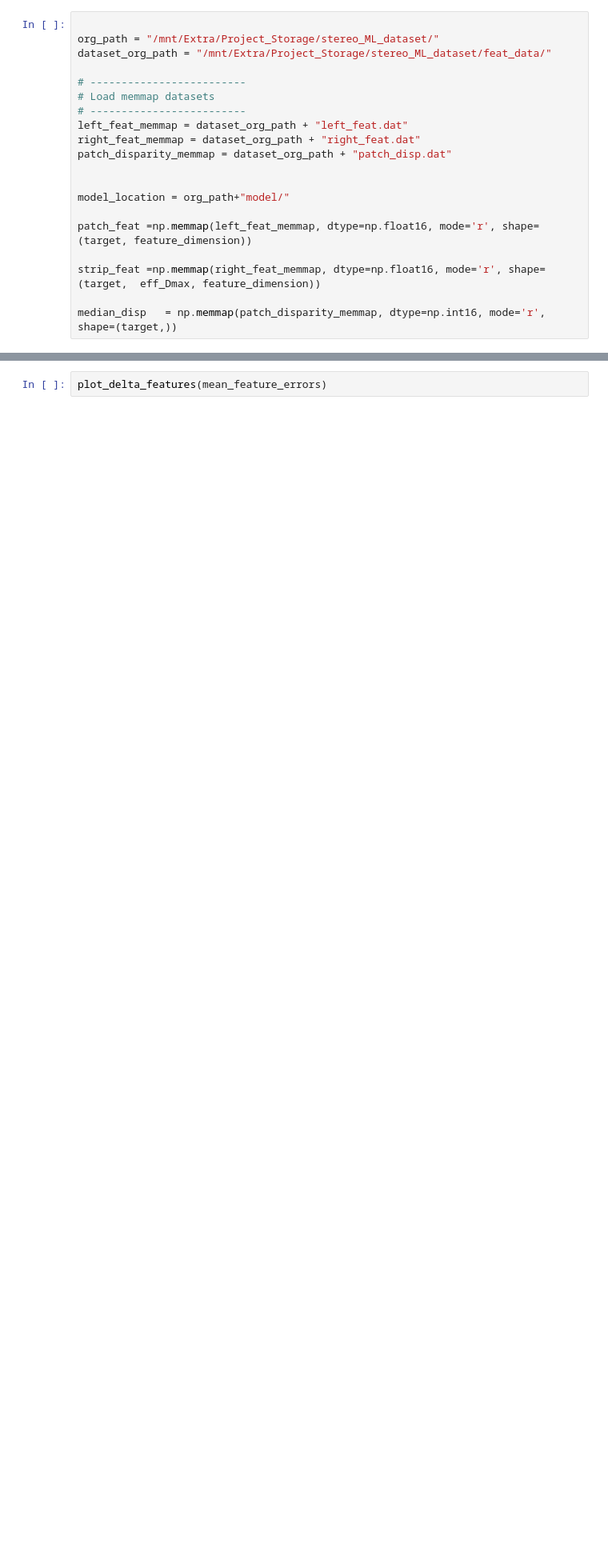
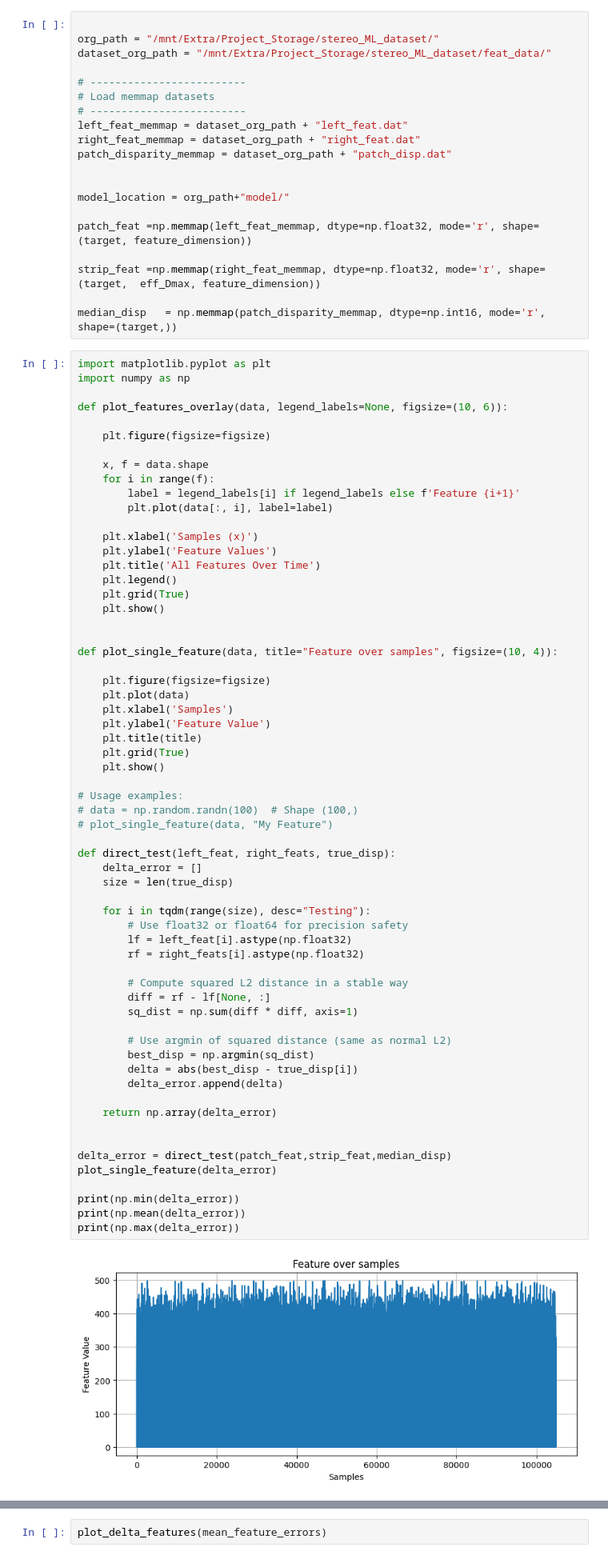
Before and after one commit to Blaze-Leo/Stereo-Reconstruction, a Jupyter notebook: Code/ml_texture/feat_model/feat_comapre.ipynb, the cells around one changed output, grey strips where cells are left out. Shown at 80% size. Drawn from its saved outputs; the diff is of its cells as text; blank space fills up the shorter version.

```diff
--- a/Code/ml_texture/feat_model/feat_comapre.ipynb
+++ b/Code/ml_texture/feat_model/feat_comapre.ipynb
@@ -41,8 +41,72 @@ patch_disparity_memmap = dataset_org_path + "patch_disp.dat"
 
 model_location = org_path+"model/"
 
-patch_feat =np.memmap(left_feat_memmap, dtype=np.float16, mode='r', shape=(target, feature_dimension))
+patch_feat =np.memmap(left_feat_memmap, dtype=np.float32, mode='r', shape=(target, feature_dimension))
 
-strip_feat =np.memmap(right_feat_memmap, dtype=np.float16, mode='r', shape=(target,  eff_Dmax, feature_dimension))
+strip_feat =np.memmap(right_feat_memmap, dtype=np.float32, mode='r', shape=(target,  eff_Dmax, feature_dimension))
 
 median_disp   = np.memmap(patch_disparity_memmap, dtype=np.int16, mode='r', shape=(target,))
+# %%
+import matplotlib.pyplot as plt
+import numpy as np
+
+def plot_features_overlay(data, legend_labels=None, figsize=(10, 6)):
+
+    plt.figure(figsize=figsize)
+
+    x, f = data.shape
+    for i in range(f):
+        label = legend_labels[i] if legend_labels else f'Feature {i+1}'
+        plt.plot(data[:, i], label=label)
+
+    plt.xlabel('Samples (x)')
+    plt.ylabel('Feature Values')
+    plt.title('All Features Over Time')
+    plt.legend()
+    plt.grid(True)
+    plt.show()
+
+
+def plot_single_feature(data, title="Feature over samples", figsize=(10, 4)):
+
+    plt.figure(figsize=figsize)
+    plt.plot(data)
+    plt.xlabel('Samples')
+    plt.ylabel('Feature Value')
+    plt.title(title)
+    plt.grid(True)
+    plt.show()
+
+# Usage examples:
+# data = np.random.randn(100)  # Shape (100,)
+# plot_single_feature(data, "My Feature")
+
+def direct_test(left_feat, right_feats, true_disp):
+    delta_error = []
+    size = len(true_disp)
+
+    for i in tqdm(range(size), desc="Testing"):
+        # Use float32 or float64 for precision safety
+        lf = left_feat[i].astype(np.float32)
+        rf = right_feats[i].astype(np.float32)
+
+        # Compute squared L2 distance in a stable way
+        diff = rf - lf[None, :]
+        sq_dist = np.sum(diff * diff, axis=1)
+
+        # Use argmin of squared distance (same as normal L2)
+        best_disp = np.argmin(sq_dist)
+        delta = abs(best_disp - true_disp[i])
+        delta_error.append(delta)
+
+    return np.array(delta_error)
+
+
+delta_error = direct_test(patch_feat,strip_feat,median_disp)
+plot_single_feature(delta_error)
+
+print(np.min(delta_error))
+print(np.mean(delta_error))
+print(np.max(delta_error))
+# %% [output]
+[figure, added]
```
Also changed, not shown: parts of 1 cell of this notebook, 3 other files.
